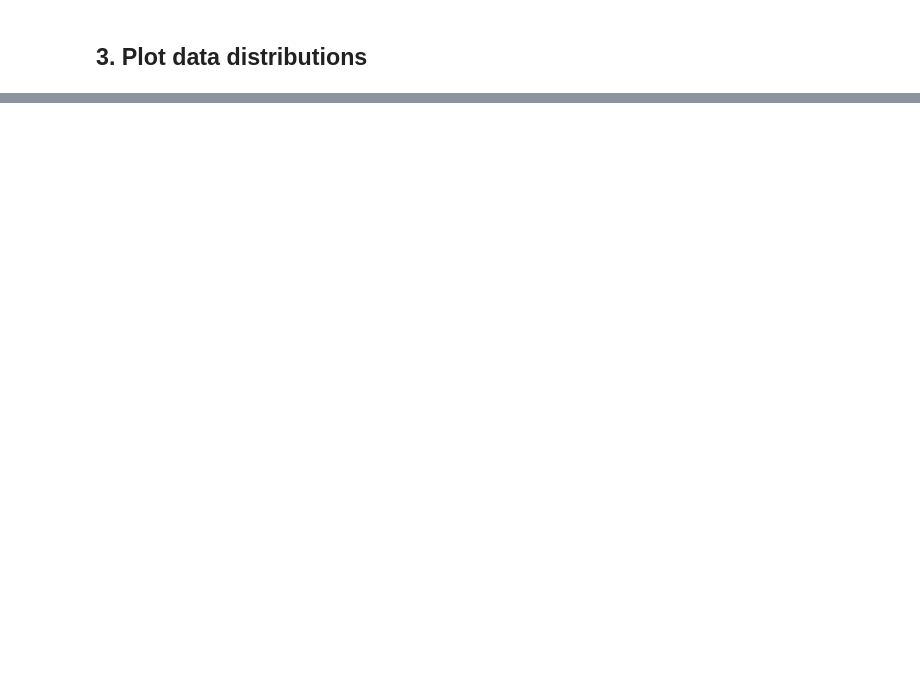
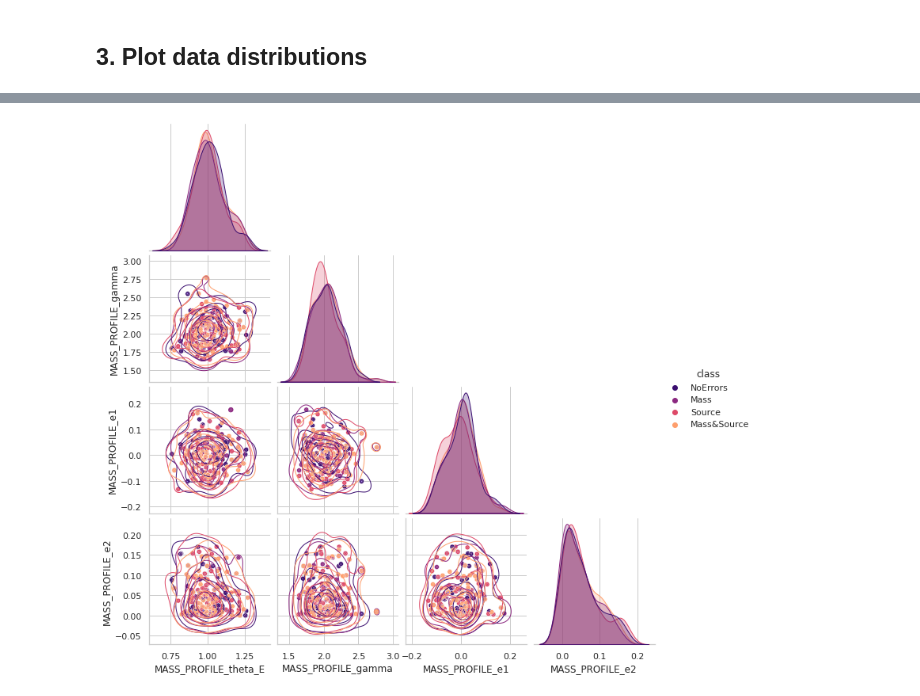
Before and after one commit to emmahoggett/Error_class_lenstronomy, a Jupyter notebook: Simulations/datanalysis.ipynb, the cells around one changed output, grey strips where cells are left out. Drawn from its saved outputs; the diff is of its cells as text; code cells hidden in the pictures; blank space fills up the shorter version.

```diff
--- a/Simulations/datanalysis.ipynb
+++ b/Simulations/datanalysis.ipynb
@@ -152,10 +144,11 @@ f.savefig('figures/simulated.jpeg')
 # %% [markdown]
 ## 3. Plot data distributions
 # %%
-metadata.loc[[col == [0,0] for col in metadata['class']], 'class'] = 'NoMass'
+metadata.loc[[col == [0,0] for col in metadata['class']], 'class'] = 'NoErrors'
 metadata.loc[[col == [1,0] for col in metadata['class']], 'class'] = 'Mass'
 metadata.loc[[col == [0,1] for col in metadata['class']], 'class'] = 'Source'
 metadata.loc[[col == [1,1] for col in metadata['class']], 'class'] = 'Mass&Source'
+metadata.drop('ID', inplace=True, axis=1)
 
 ax = sns.countplot(metadata['class'],label="Count")
 fig = ax.get_figure()
@@ -166,14 +158,0 @@ fig.savefig('figures/balancelabel.jpeg')
-# %%
-metadata_noerror = metadata.loc[metadata['class'] == 'NoError']
-metadata_masserror = metadata.loc[metadata['class'] == 'Mass']
-metadata_lighterror = metadata.loc[metadata['class'] == 'Source']
-metadata_masslighterror = metadata.loc[metadata['class'] == 'Mass&Source']
-
-sns.set_style("whitegrid")
-sns.jointplot(x=metadata_lighterror['MASS_PROFILE_e1'], y=metadata_lighterror['MASS_PROFILE_e2']);
-
-sns.set_style("whitegrid")
-sns.jointplot(x=metadata_masserror['MASS_PROFILE_e1'], y=metadata_masserror['MASS_PROFILE_e2']);
-
-sns.set_style("whitegrid")
-sns.jointplot(x=metadata_masslighterror['MASS_PROFILE_e1'], y=metadata_masslighterror['MASS_PROFILE_e2']);
@@ -184,9 +158,0 @@ sns.jointplot(x=metadata_masslighterror['MASS_PROFILE_e1'], y=metadata_masslight
-# %%
-sns.set_style("whitegrid")
-sns.jointplot(x=metadata_lighterror['MASS_PROFILE_theta_E'], y=metadata_lighterror['MASS_PROFILE_gamma']);
-
-sns.set_style("whitegrid")
-sns.jointplot(x=metadata_masserror['MASS_PROFILE_theta_E'], y=metadata_masserror['MASS_PROFILE_gamma']);
-
-sns.set_style("whitegrid")
-sns.jointplot(x=metadata_masslighterror['MASS_PROFILE_theta_E'], y=metadata_masslighterror['MASS_PROFILE_gamma']);
@@ -196,0 +159,10 @@ sns.jointplot(x=metadata_masslighterror['MASS_PROFILE_theta_E'], y=metadata_mass
+# %%
+cols = metadata.columns[:4].tolist()
+cols.append('class')
+g = sns.pairplot(metadata[cols], diag_kind="kde", corner = True, hue="class", palette = "magma")
+g.map_lower(sns.scatterplot, s=5)
+g.map_lower(sns.histplot, bins=300, pthresh=.1)
+g.map_lower(sns.kdeplot, levels=5, color="w", linewidths=1)
+g.savefig('figures/statMass.jpeg')
+# %% [output]
+[figure, added]
```
Also changed, not shown: parts of 8 cells of this notebook, 14 other files.
